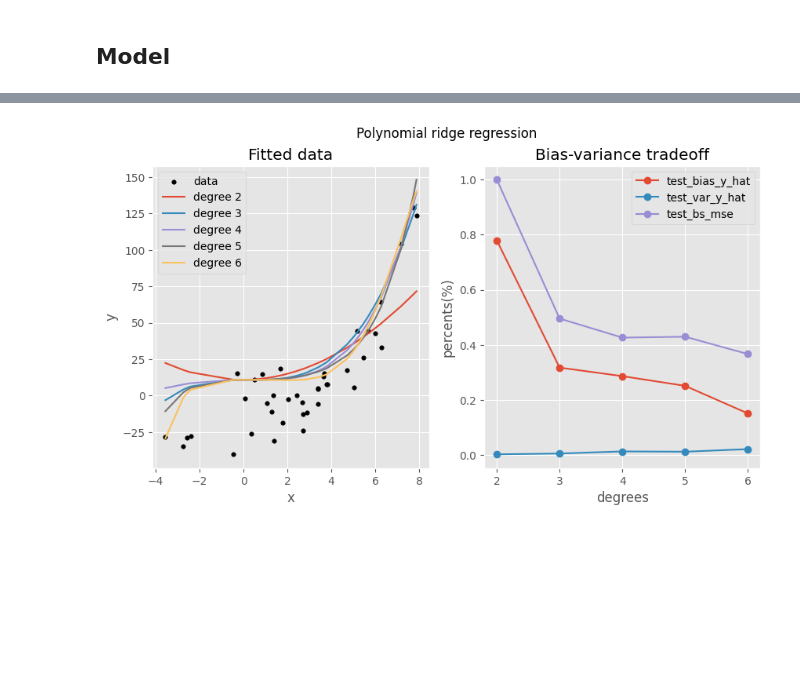
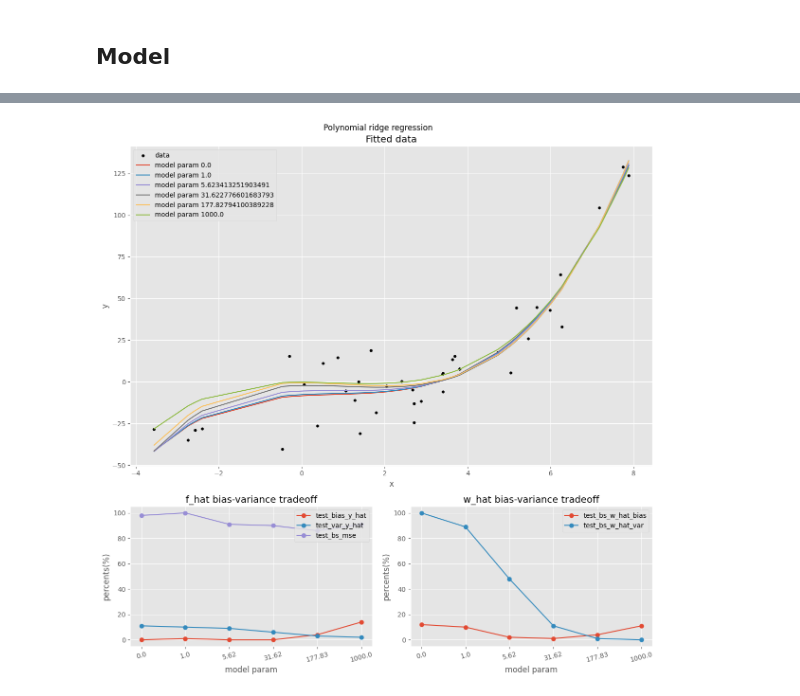
Before and after one commit to 4539453/computational-math, a Jupyter notebook: regression.ipynb, the cells around one changed output, grey strips where cells are left out. Drawn from its saved outputs; the diff is of its cells as text; code cells hidden in the pictures; blank space fills up the shorter version.

```diff
--- a/regression.ipynb
+++ b/regression.ipynb
@@ -48,6 +38,7 @@ data_params_2 = {
 
 x, y = generate_functional_data(**data_params_1)
 f = data_params_1["f"]
+w_true = np.array([0.0, 1.0, -2.0, 0.5]).reshape((-1, 1))
 # %% [markdown]
 ## Model
 # %%
@@ -96,11 +117,9 @@ def plot(
     plt.show(fig)
 # %%
-# degrees = [1, 2, 10]
-# degrees = range(1, 11)
 degrees = range(2, 7)
 pf = PolynomialFeatures()
 estimator = LinearRegression(transformer=pf)
-bs_sampler = Sampler(type="residuals", estimator=estimator)
+bs_sampler = Sampler(type="cheating", f=f)
 bs = Bootstrap(estimator, bs_sampler, n_bootstraps=100)
 n_cv_splits = 4
 
@@ -111,7 +130,7 @@ for i, degree in enumerate(degrees):
     # set degree of polynomial features
     pf.degree = degree
     # calculate cv scores
-    score = kfold_cross_validation(bs, x, y, f, n_cv_splits)
+    score = kfold_cross_validation(bs, x, y, f, w_true, n_cv_splits)
     # estimate w_hat on all data
     y_hats.append(estimator.fit(x, y).predict(x).flatten())
     # fill cv_scores dict
@@ -136,29 +155,26 @@ plot(cv_scores, degrees, x, y, y_hats, title="Polynomial regression")
 # %%
-# degrees = [1, 2, 10]
-# degrees = range(1, 11)
-degrees = range(2, 7)
-pf = PolynomialFeatures()
-estimator = RidgeRegression(transformer=pf, alpha=10e3)
-bs_sampler = Sampler(type="residuals", estimator=estimator)
+alphas = np.insert(np.logspace(0, 3, 5), 0, 0.0)
+pf = PolynomialFeatures(degree=3)
+estimator = RidgeRegression(transformer=pf)
+bs_sampler = Sampler(type="cheating", f=f)
 bs = Bootstrap(estimator, bs_sampler, n_bootstraps=100)
 n_cv_splits = 4
 
 
 cv_scores: dict[str, np.ndarray] = {}
 y_hats: list[np.ndarray] = []
-for i, degree in enumerate(degrees):
-    # set degree of polynomial features
-    pf.degree = degree
+for i, alpha in enumerate(alphas):
+    # set estimator's alpha
+    estimator.alpha = alpha
     # calculate cv scores
-    score = kfold_cross_validation(bs, x, y, f, n_cv_splits)
+    score = kfold_cross_validation(bs, x, y, f, w_true, n_cv_splits)
     # estimate w_hat on all data
     y_hats.append(estimator.fit(x, y).predict(x).flatten())
     # fill cv_scores dict
     for k, v in score.items():
         if k not in cv_scores.keys():
-            cv_scores[k] = np.zeros(len(degrees))
+            cv_scores[k] = np.zeros(len(alphas))
         cv_scores[k][i] = v
 
-# print(pd.DataFrame(cv_scores.values(), index=list(cv_scores.keys()), columns=degrees))
-pd.DataFrame(cv_scores, index=degrees)
+pd.DataFrame(cv_scores, index=alphas)
 # %% [output]
@@ -171,5 +188,5 @@ pd.DataFrame(cv_scores, index=degrees)
 # %%
-plot(cv_scores, degrees, x, y, y_hats, title="Polynomial ridge regression")
+plot(cv_scores, alphas, x, y, y_hats, title="Polynomial ridge regression")
 # %% [output]
-[figure, old version]
+[figure, new version]
 # %%
```
Also changed, not shown: parts of 15 cells of this notebook, 4 other files.
